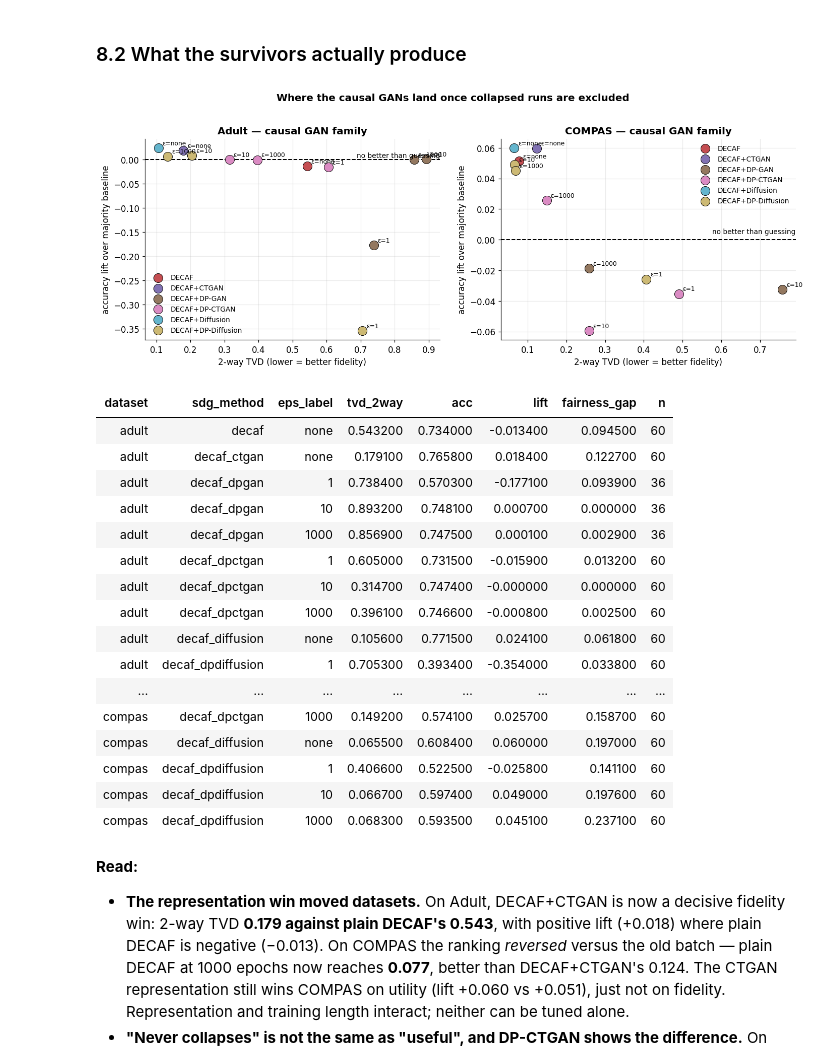
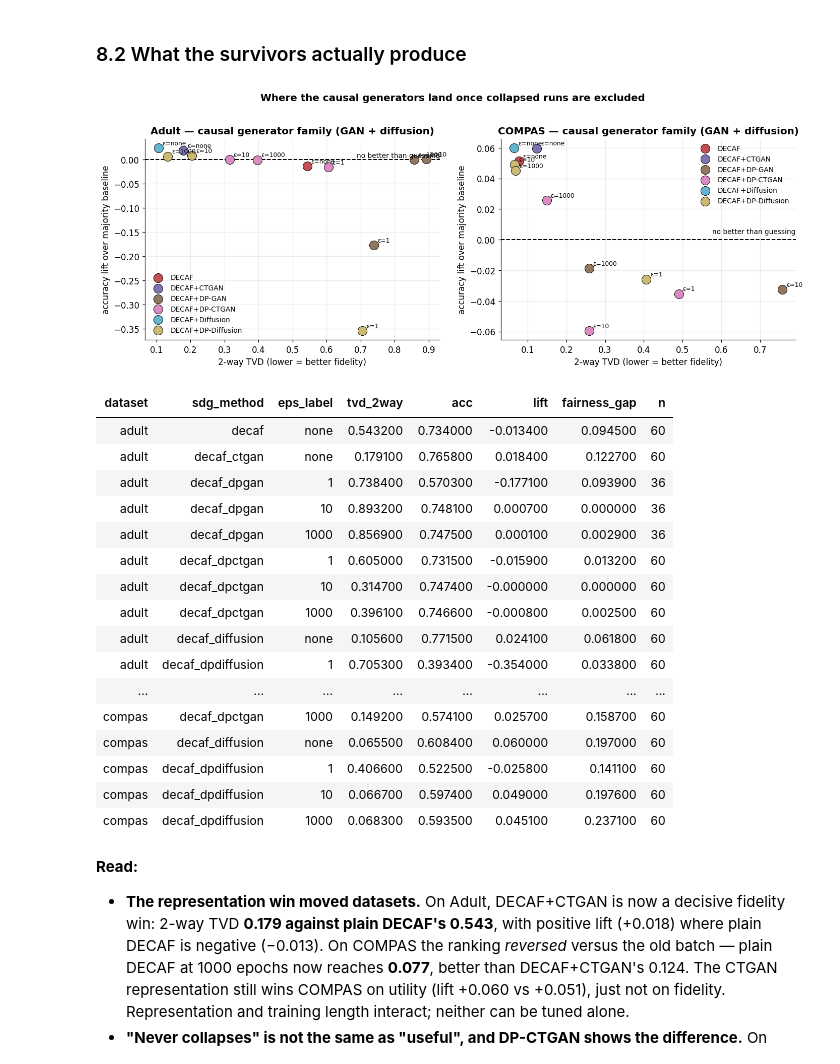
Before and after one commit to steveng9/CausalFairnessInSDG, a Jupyter notebook: report/CausalFairnessInSDG_findings.ipynb, the cells around one changed output. Drawn from its saved outputs; the diff is of its cells as text; code cells hidden in the pictures.

```diff
--- a/report/CausalFairnessInSDG_findings.ipynb
+++ b/report/CausalFairnessInSDG_findings.ipynb
@@ -2631,33 +2642,33 @@ that.
 # %%
 g = gan[gan.status == 'done']
 t = (g.groupby(['dataset', 'sdg_method', 'eps_label'])
       .agg(tvd_2way=('tvd_2way', 'mean'), acc=('acc', 'mean'), lift=('lift', 'mean'),
            fairness_gap=('fairness_gap', 'mean'), n=('run_id', 'size'))
       .reset_index())
 t['sdg_method'] = pd.Categorical(t.sdg_method, METHOD_ORDER, ordered=True)
 t = t.sort_values(['dataset', 'sdg_method', 'eps_label'])
 
 fig, axes = plt.subplots(1, 2, figsize=(13, 5))
 for ax, ds in zip(axes, DATASETS):
     d = t[t.dataset == ds]
     for m, sub in d.groupby('sdg_method', observed=True):
         ax.scatter(sub.tvd_2way, sub.lift, s=140, color=COLORS[m], label=nice(m),
                    edgecolor='k', linewidth=0.6, zorder=3)
         for _, r in sub.iterrows():
             ax.annotate('\u03b5=%s' % r.eps_label, (r.tvd_2way, r.lift),
                         fontsize=8, xytext=(5, 4), textcoords='offset points')
     ax.axhline(0, color='k', ls='--', lw=1.3)
     ax.text(ax.get_xlim()[1], 0.004, 'no better than guessing', ha='right', fontsize=9)
     ax.set_xlabel('2-way TVD (lower = better fidelity)')
     ax.set_ylabel('accuracy lift over majority baseline')
-    ax.set_title('%s — causal GAN family' % nice(ds))
+    ax.set_title('%s — causal generator family (GAN + diffusion)' % nice(ds))
     ax.legend(fontsize=9, frameon=False)
-fig.suptitle('Where the causal GANs land once collapsed runs are excluded',
+fig.suptitle('Where the causal generators land once collapsed runs are excluded',
              fontsize=13, fontweight='bold', y=1.02)
 plt.tight_layout(); plt.show()
 t.round(4).style.hide(axis='index')
 # %% [output]
-[figure, old version]
+[figure, new version]
 | dataset | sdg_method | eps_label | tvd_2way | acc | lift | fairness_gap | n |
 | adult | decaf | none | 0.543200 | 0.734000 | -0.013400 | 0.094500 | 60 |
 | adult | decaf_ctgan | none | 0.179100 | 0.765800 | 0.018400 | 0.122700 | 60 |
```
Also changed, not shown: parts of 5 cells of this notebook.
